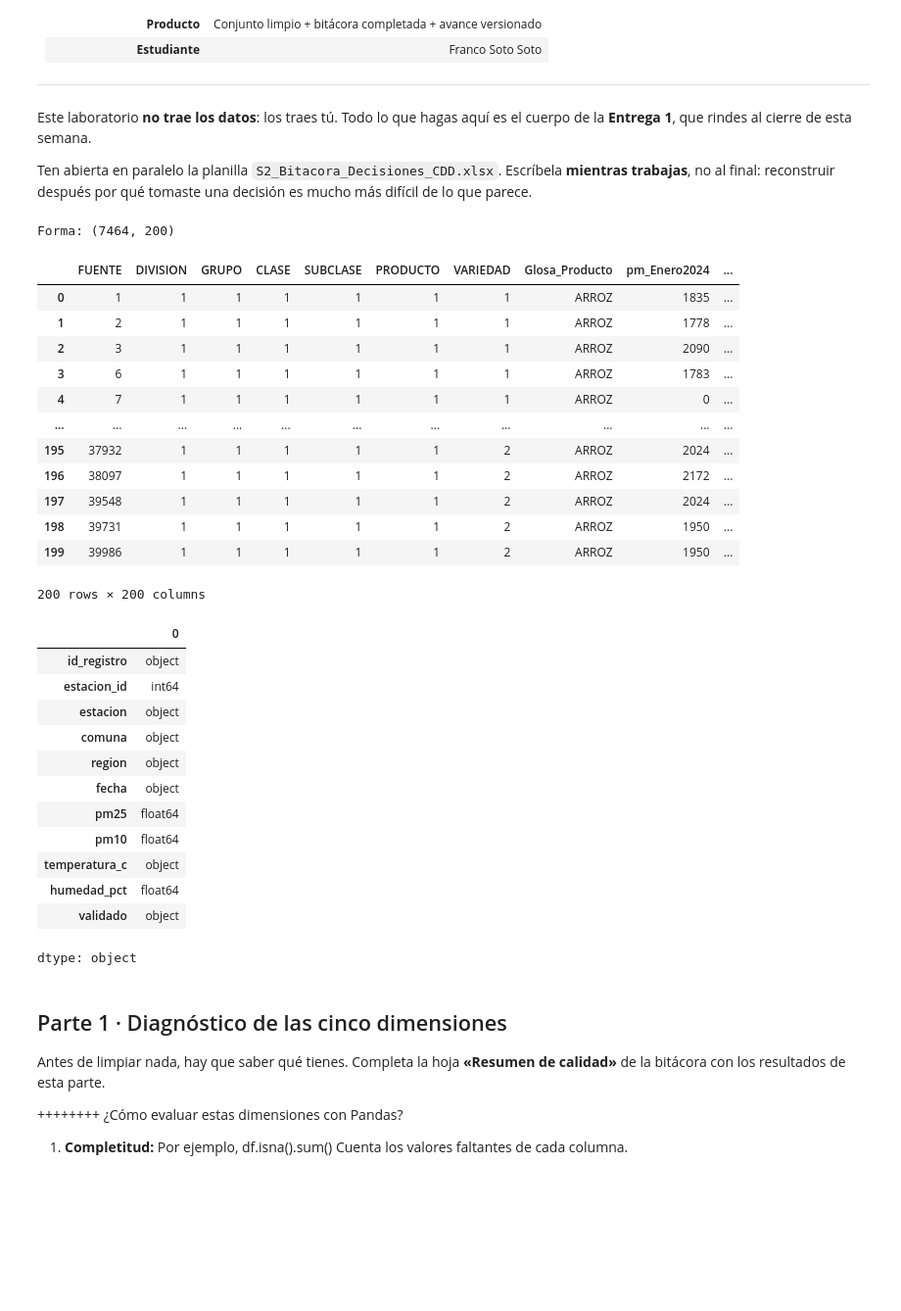
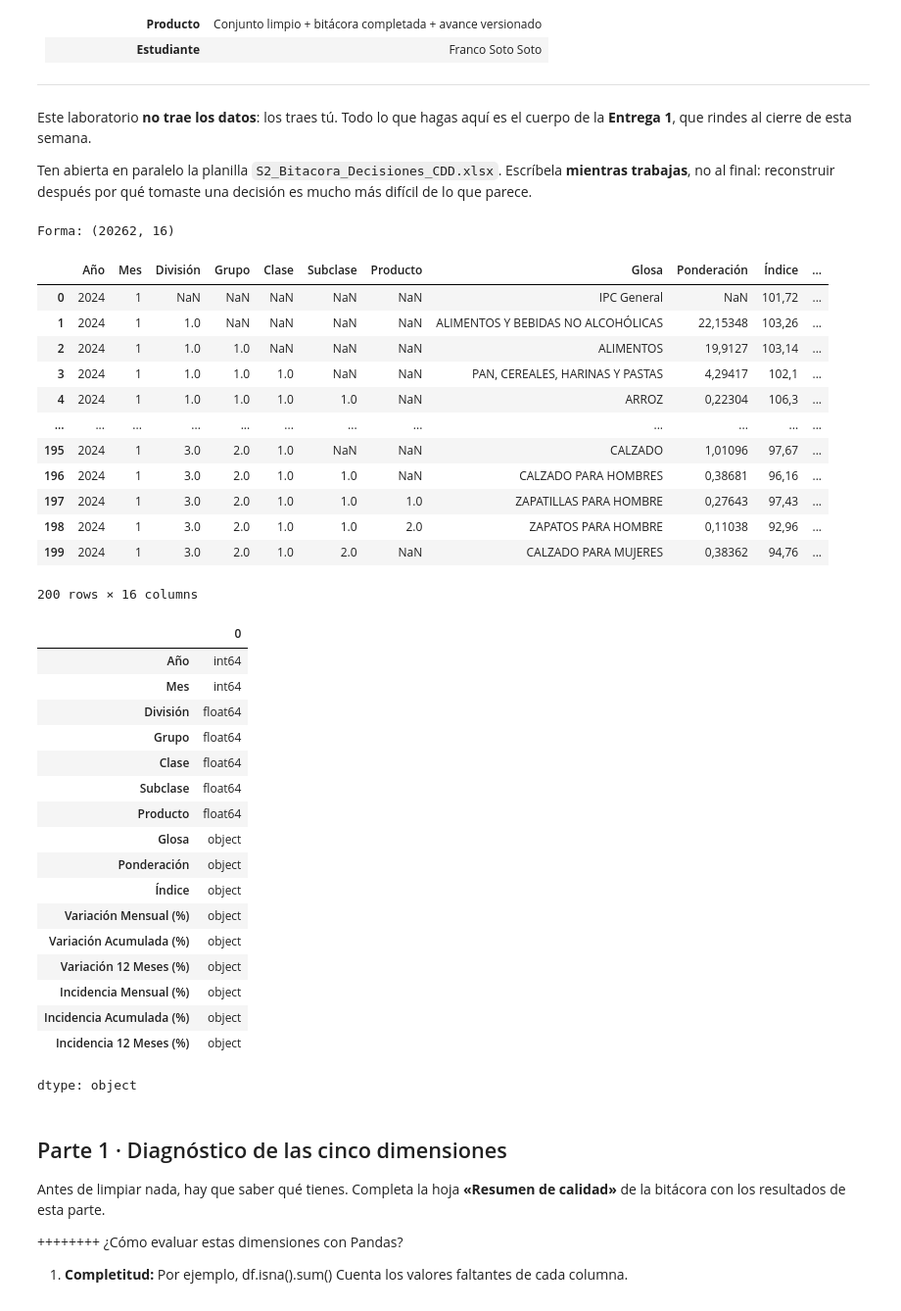
Before and after one commit to frandresst-wq/Proyecto-de-Ciencia-de-Datos, a Jupyter notebook: S2_Notebook_Laboratorio_CDD_Soto_Franco.ipynb, the cells around one changed output. Shown at 98% size. Drawn from its saved outputs; the diff is of its cells as text; code cells hidden in the pictures; blank space fills up the shorter version.

```diff
--- a/S2_Notebook_Laboratorio_CDD_Soto_Franco.ipynb
+++ b/S2_Notebook_Laboratorio_CDD_Soto_Franco.ipynb
@@ -20,47 +20,53 @@ Ten abierta en paralelo la planilla `S2_Bitacora_Decisiones_CDD.xlsx`. Escríbel
 # %%
 import pandas as pd
 import numpy as np
 
 RUTA = ''
 SEMILLA = 20262
 np.random.seed(SEMILLA)
 
-ARCHIVO = 'Base_anonimizada_IPC_2023.csv'   # <- reemplaza ---Reemplazado
-SEPARADOR = '\\'                        # <- ajusta si corresponde
+ARCHIVO = 'ipc_base_20237baa955a44fe4eada201c196338fb3be.csv'
+SEPARADOR = ';'
 
-df = pd.read_csv(RUTA + ARCHIVO, sep=SEPARADOR, encoding='latin-1')
+# Agregamos encoding='latin1' para evitar el error con caracteres en español
+df = pd.read_csv(RUTA + ARCHIVO, sep=SEPARADOR, encoding='latin1')
 print('Forma:', df.shape)
 df.head(200)
 # %% [output]
-Forma: (7464, 200)
+Forma: (20262, 16)
-|  | FUENTE | DIVISION | GRUPO | CLASE | SUBCLASE | PRODUCTO | VARIEDAD | Glosa_Producto | pm_Enero2024 | ... |
-| 0 | 1 | 1 | 1 | 1 | 1 | 1 | 1 | ARROZ | 1835 | ... |
-| 1 | 2 | 1 | 1 | 1 | 1 | 1 | 1 | ARROZ | 1778 | ... |
-| 2 | 3 | 1 | 1 | 1 | 1 | 1 | 1 | ARROZ | 2090 | ... |
-| 3 | 6 | 1 | 1 | 1 | 1 | 1 | 1 | ARROZ | 1783 | ... |
-| 4 | 7 | 1 | 1 | 1 | 1 | 1 | 1 | ARROZ | 0 | ... |
-| ... | ... | ... | ... | ... | ... | ... | ... | ... | ... | ... |
-| 195 | 37932 | 1 | 1 | 1 | 1 | 1 | 2 | ARROZ | 2024 | ... |
-| 196 | 38097 | 1 | 1 | 1 | 1 | 1 | 2 | ARROZ | 2172 | ... |
-| 197 | 39548 | 1 | 1 | 1 | 1 | 1 | 2 | ARROZ | 2024 | ... |
-| 198 | 39731 | 1 | 1 | 1 | 1 | 1 | 2 | ARROZ | 1950 | ... |
-| 199 | 39986 | 1 | 1 | 1 | 1 | 1 | 2 | ARROZ | 1950 | ... |
+|  | Año | Mes | División | Grupo | Clase | Subclase | Producto | Glosa | Ponderación | Índice | ... |
+| 0 | 2024 | 1 | NaN | NaN | NaN | NaN | NaN | IPC General | NaN | 101,72 | ... |
+| 1 | 2024 | 1 | 1.0 | NaN | NaN | NaN | NaN | ALIMENTOS Y BEBIDAS NO ALCOHÓLICAS | 22,15348 | 103,26 | ... |
+| 2 | 2024 | 1 | 1.0 | 1.0 | NaN | NaN | NaN | ALIMENTOS | 19,9127 | 103,14 | ... |
+| 3 | 2024 | 1 | 1.0 | 1.0 | 1.0 | NaN | NaN | PAN, CEREALES, HARINAS Y PASTAS | 4,29417 | 102,1 | ... |
+| 4 | 2024 | 1 | 1.0 | 1.0 | 1.0 | 1.0 | NaN | ARROZ | 0,22304 | 106,3 | ... |
+| ... | ... | ... | ... | ... | ... | ... | ... | ... | ... | ... | ... |
+| 195 | 2024 | 1 | 3.0 | 2.0 | 1.0 | NaN | NaN | CALZADO | 1,01096 | 97,67 | ... |
+| 196 | 2024 | 1 | 3.0 | 2.0 | 1.0 | 1.0 | NaN | CALZADO PARA HOMBRES | 0,38681 | 96,16 | ... |
+| 197 | 2024 | 1 | 3.0 | 2.0 | 1.0 | 1.0 | 1.0 | ZAPATILLAS PARA HOMBRE | 0,27643 | 97,43 | ... |
+| 198 | 2024 | 1 | 3.0 | 2.0 | 1.0 | 1.0 | 2.0 | ZAPATOS PARA HOMBRE | 0,11038 | 92,96 | ... |
+| 199 | 2024 | 1 | 3.0 | 2.0 | 1.0 | 2.0 | NaN | CALZADO PARA MUJERES | 0,38362 | 94,76 | ... |
-200 rows × 200 columns
+200 rows × 16 columns
 # %%
 df.dtypes
 # %% [output]
 |  | 0 |
-| id_registro | object |
-| estacion_id | int64 |
-| estacion | object |
-| comuna | object |
-| region | object |
-| fecha | object |
-| pm25 | float64 |
-| pm10 | float64 |
-| temperatura_c | object |
-| humedad_pct | float64 |
-| validado | object |
+| Año | int64 |
+| Mes | int64 |
+| División | float64 |
+| Grupo | float64 |
+| Clase | float64 |
+| Subclase | float64 |
+| Producto | float64 |
+| Glosa | object |
+| Ponderación | object |
+| Índice | object |
+| Variación Mensual (%) | object |
+| Variación Acumulada (%) | object |
+| Variación 12 Meses (%) | object |
+| Incidencia Mensual (%) | object |
+| Incidencia Acumulada (%) | object |
+| Incidencia 12 Meses (%) | object |
 dtype: object
 # %% [markdown]
 ## Parte 1 · Diagnóstico de las cinco dimensiones
```
Also changed, not shown: parts of 16 cells of this notebook.
